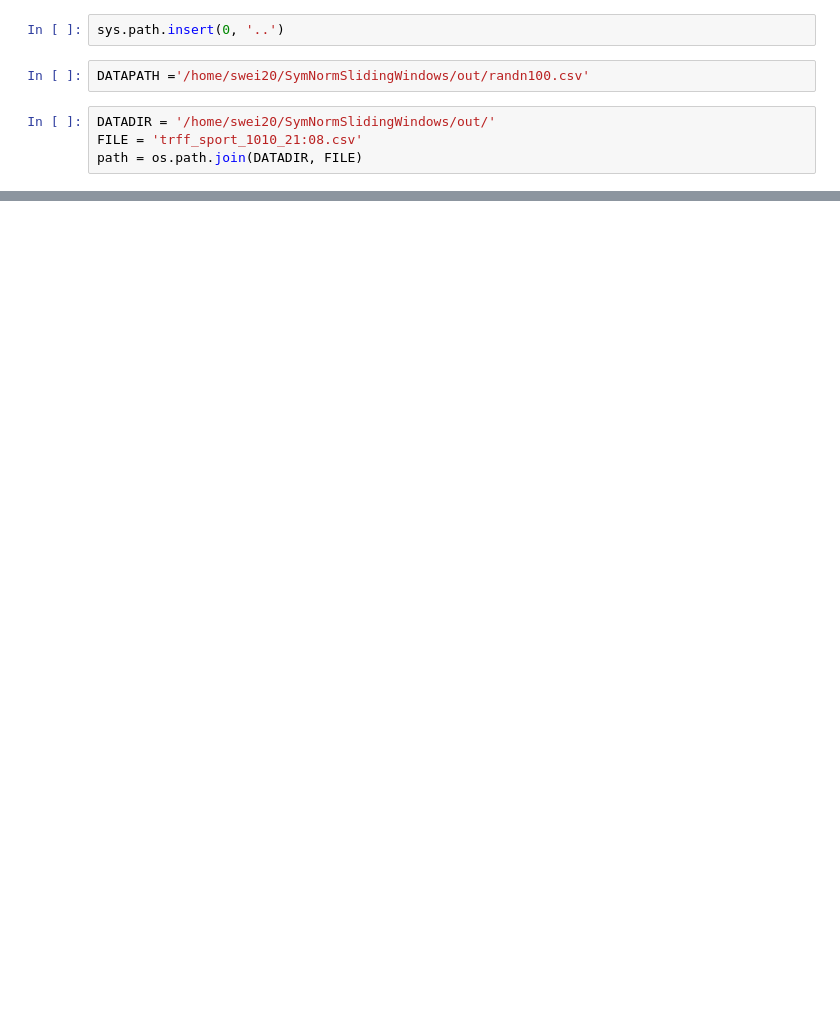
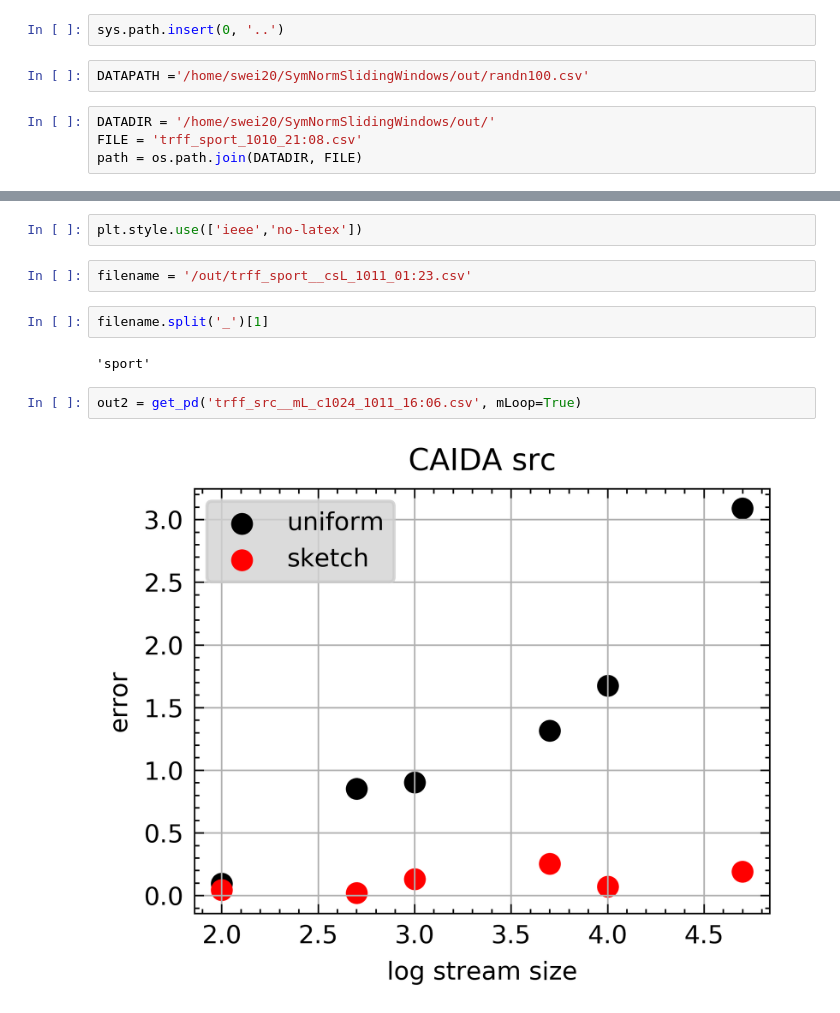
Before and after one commit to ViskaWei/SWindow, a Jupyter notebook: nb/eval_norms.ipynb, the cells around one changed output, grey strips where cells are left out. Drawn from its saved outputs; the diff is of its cells as text; blank space fills up the shorter version.

```diff
--- a/nb/eval_norms.ipynb
+++ b/nb/eval_norms.ipynb
@@ -27 +52,13 @@ def get_pd(filename):
+# %%
+plt.style.use(['ieee','no-latex'])
+# %%
+filename = '/out/trff_sport__csL_1011_01:23.csv'
+# %%
+filename.split('_')[1]
+# %% [output]
+'sport'
+# %%
+out2 = get_pd('trff_src__mL_c1024_1011_16:06.csv', mLoop=True)
+# %% [output]
+[figure, added]
 # %%
```
Also changed, not shown: parts of 29 cells of this notebook, 6 other files.
